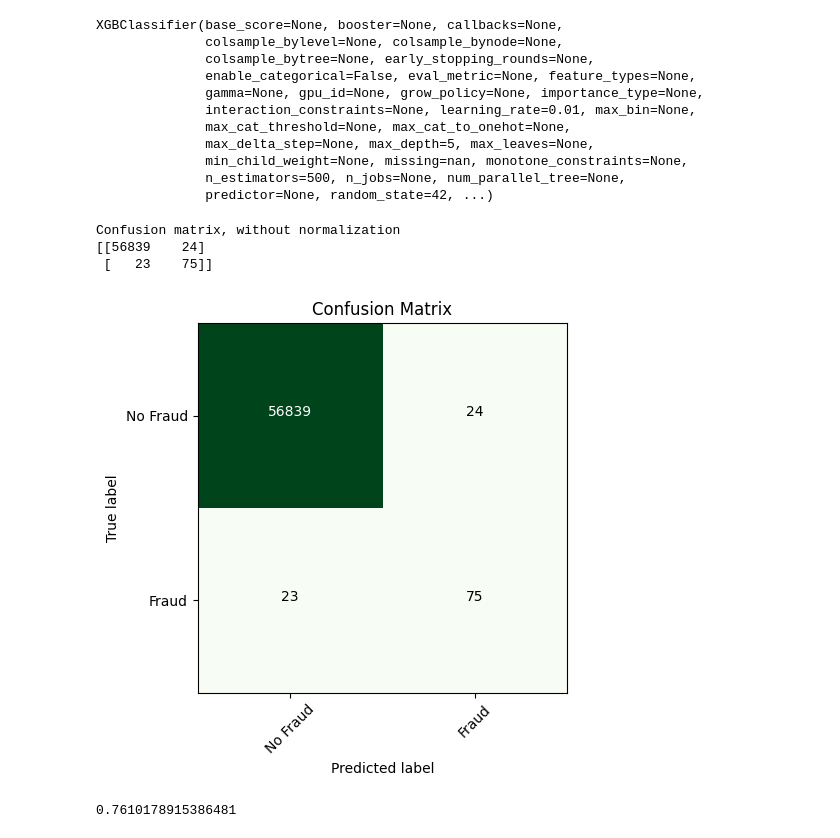
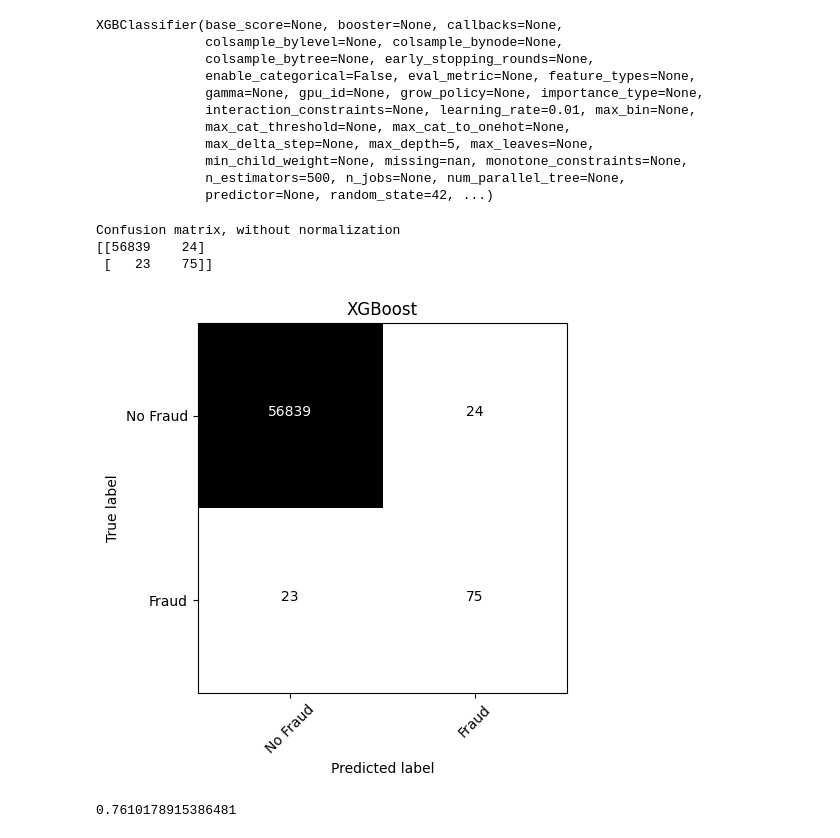
Before and after one commit to melihkurtaran/Fraud_Detection, a Jupyter notebook: FraudDetection.ipynb, the cells around one changed output. Cells and saved outputs as stored; diff of their text form; code cells hidden in the pictures.

Commit message:
XGboost cm

```diff
--- a/FraudDetection.ipynb
+++ b/FraudDetection.ipynb
@@ -557,20 +557,20 @@ XGBClassifier(base_score=None, booster=None, callbacks=None,
 # %%
 # Predict the labels of the test data using the trained model
 y_pred = xgb_clf.predict(original_Xtest)
 y_pred_xgb = (y_pred > 0.5).astype('int')
 
 labels = ['No Fraud', 'Fraud']
 
 # Calculate the confusion matrix
 cm_xgb = confusion_matrix(original_ytest, y_pred_xgb)
 
 # Plot the confusion matrix
-plot_confusion_matrix(cm_xgb,labels,title="Confusion Matrix",cmap=plt.cm.Greens)
+plot_confusion_matrix(cm_xgb,labels,title="XGBoost",cmap=plt.cm.Greys)
 # %% [output]
 Confusion matrix, without normalization
 [[56839    24]
  [   23    75]]
-[figure, old version]
+[figure, new version]
 # %%
 mcc = matthews_corrcoef(original_ytest, y_pred_xgb)
 mcc
```
Also changed, not shown: parts of 9 cells of this notebook.
